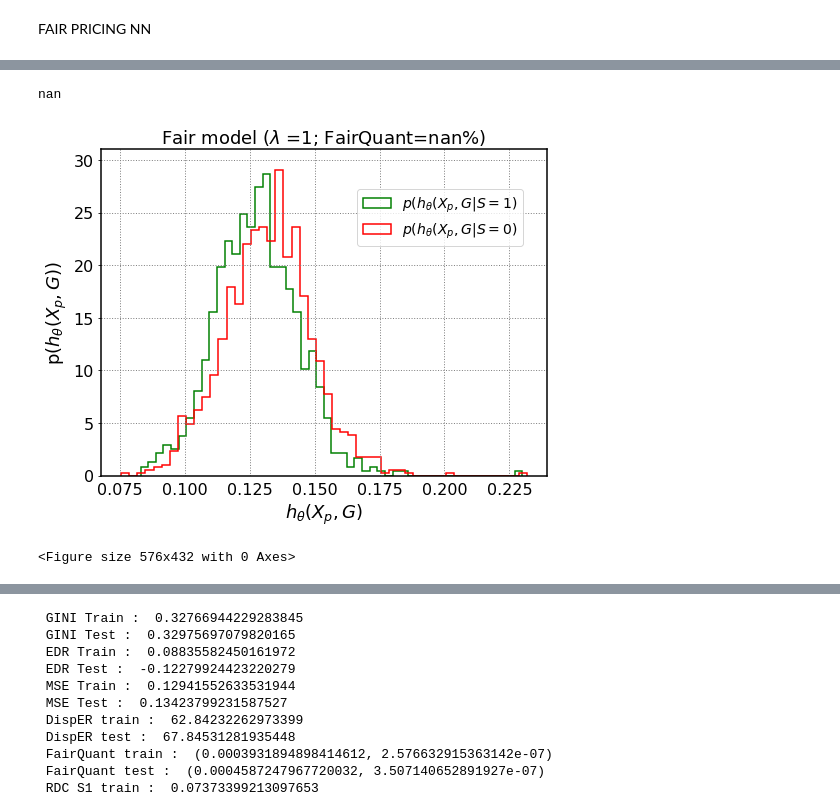
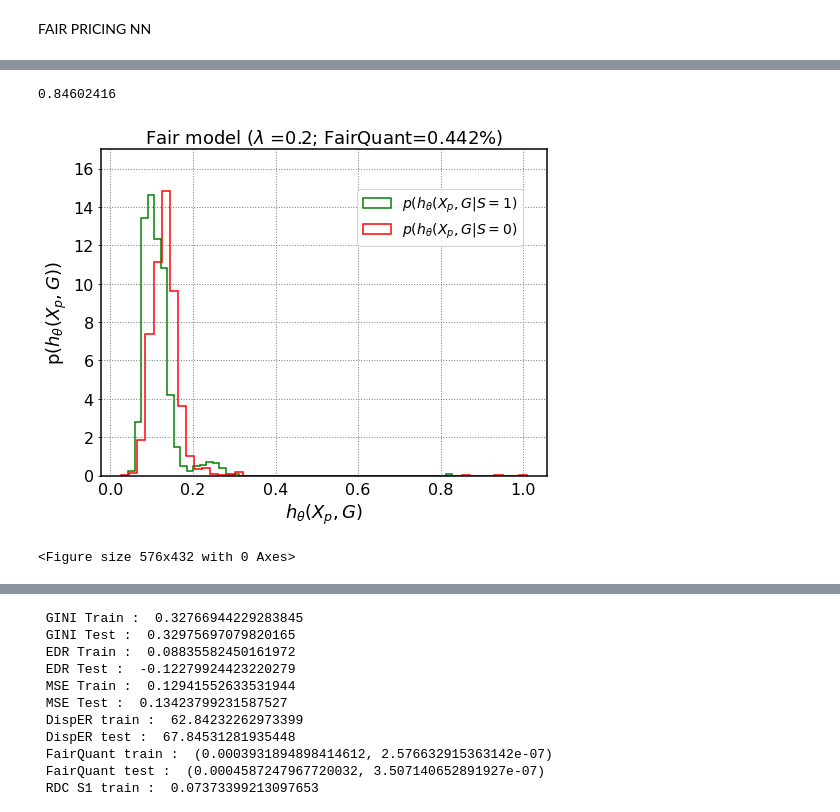
Before and after one commit to vincent-grari/DIVERS, a Jupyter notebook: FREQ_FAIR_2017.ipynb, the cells around one changed output, grey strips where cells are left out. Saved outputs shown, nothing was run; the diff lists cells and outputs as text; code cells hidden in the pictures.

```diff
--- a/FREQ_FAIR_2017.ipynb
+++ b/FREQ_FAIR_2017.ipynb
@@ -1145,7 +1146,7 @@ class NN_GLM(nn.Module):
         #h1 = self.fc1(x)+torch.log(exposure)
         return h1
 # %%
-lamb_HGR =1
+lamb_HGR =0.2
 P1_NN = Fair_Pricing_NN(regressor="poisson",mod_h=NN_GLM,mod_g= NN_G, batch_size = 1024,nbepoch = 1024, lr = 0.0001, p_device= 'cuda', lambdaHGR=lamb_HGR, nbepochHGR=10, start_epochHGR=1025, mod_HGR_1=Net_HGR,mod_HGR_2= Net2_HGR)
 # %%
 P1_NN.fit(X_train, y_train, G_train, E_train, S1_train)
@@ -1283,46 +1420,46 @@ Fe = (S1_test==0)
 odds=Ypredtest[Ho].mean()/ Ypredtest[Fe].mean()
 PRULEtest= min(odds, 1/odds)
 print(PRULEtest)
-Ypredtest= np.expand_dims(reg.predict(X_test),axis=1)
+#Ypredtest= np.expand_dims(reg.predict(X_test),axis=1)
 #plt.
 from matplotlib.pyplot import figure
 #figure(num=None, figsize=(2, 3), dpi=80, facecolor='w', edgecolor='k')
 fig, ax1 = plt.subplots()
 ax1.tick_params(  bottom = False, top = False)
 #ax1.axes.yaxis.set_ticks(bottom = False)
 import matplotlib.pyplot as plt
 #plt.rcParams["figure.figsize"] = (3,2.8)
 for axis in ['top','bottom','left','right']:
   ax1.spines[axis].set_linewidth(1.5)
 ax1.set_ylim( bottom = False)
 #ax1.axes.xaxis.set_ticks([])
 #ax1.axes.yaxis.set_ticks([])
 ax1.set_facecolor('white')
 ax1.grid(color='gray', linestyle=':', linewidth=1)
 plt.rcParams["figure.figsize"] = (8,6)
 plt.rcParams["font.size"] = 18.0
 plt.xticks(fontsize=16)
 plt.yticks(fontsize=16)
-ax1.hist(Ypredtest[Ho & (y_testt.squeeze(1))], color = 'green',bins=50, density=1, histtype="step", label="$p(h_{\\theta}(X_{p},G|S=1)$",linewidth=1.5)
-ax1.hist(Ypredtest[Fe & (y_testt.squeeze(1))], color = 'red',bins=50, density=1,histtype="step", label="$p(h_{\\theta}(X_{p},G|S=0)$",linewidth=1.5)
+Filtre = (y_testt.squeeze(1)==1)
+ax1.hist(Ypredtest[Ho & (Filtre)], color = 'green',bins=50, density=1, histtype="step", label="$p(h_{\\theta}(X_{p},G|S=1)$",linewidth=1.5)
+ax1.hist(Ypredtest[Fe & (Filtre)], color = 'red',bins=50, density=1,histtype="step", label="$p(h_{\\theta}(X_{p},G|S=0)$",linewidth=1.5)
 leg = plt.legend(loc="best", edgecolor="white",facecolor="white")
-plt.ylim(0,31)
+plt.ylim(0,17)
 #ax1.spines['top'].set_visible(False)
 #ax1.spines['bottom'].set_visible(False)
 #ax1.spines['right'].set_visible(False)
 #ax1.spines['left'].set_visible(False)
 plt.xlabel("$h_{\\theta}(X_{p},G)$", fontsize=18)
 plt.ylabel("p($h_{\\theta}(X_{p},G)$)", fontsize=18)
 plt.legend(loc="upper left")
 plt.savefig("f-plain.pdf")
 plt.legend(loc='upper center', bbox_to_anchor=(0.76, 0.9),shadow=False, ncol=1, fontsize=14)
 #plt.show()
-plt.title('Fair model ($\lambda$ =' + str(lamb_HGR) + '; FairQuant=' + str(round(FairQuant(y_pred2t.squeeze(1) ,y_testt.squeeze(1), S1_test)[0]*100,3)) +'%)', fontsize=18)
-fig.savefig("DP_Test_distrib25_lam" + str(lamb_HGR)+ 'FairQuant=' + str(round(FairQuant(y_pred2t.squeeze(1) ,y_testt.squeeze(1), S1_test)[0]*100,3)) + '.pdf')
-fig.savefig("DP_Test_distrib_lam" + str(lamb_HGR)+ 'FairQuant=' + str(round(FairQuant(y_pred2t.squeeze(1) ,y_testt.squeeze(1), S1_test)[0]*100,3)) + '.pdf')
+plt.title('Fair model ($\lambda$ =' + str(lamb_HGR) + '; FairQuant=' + str(round(FairQuant(y_pred2t[Filtre].squeeze(1),y_testt[Filtre].squeeze(1), S1_test[Filtre])[0]*100,3)) +'%)', fontsize=18)
+fig.savefig("DP1_Test_distrib_lam" + str(lamb_HGR)+ 'FairQuant=' + str(round(FairQuant(y_pred2t[Filtre].squeeze(1),y_testt[Filtre].squeeze(1), S1_test[Filtre])[0]*100,3)) + '.pdf')
 plt.show()
 plt.clf()
 # %% [output]
-nan
+0.84602416
-[figure, old version]
+[figure, new version]
 <Figure size 576x432 with 0 Axes>
```
Also changed, not shown: parts of 22 cells of this notebook.
